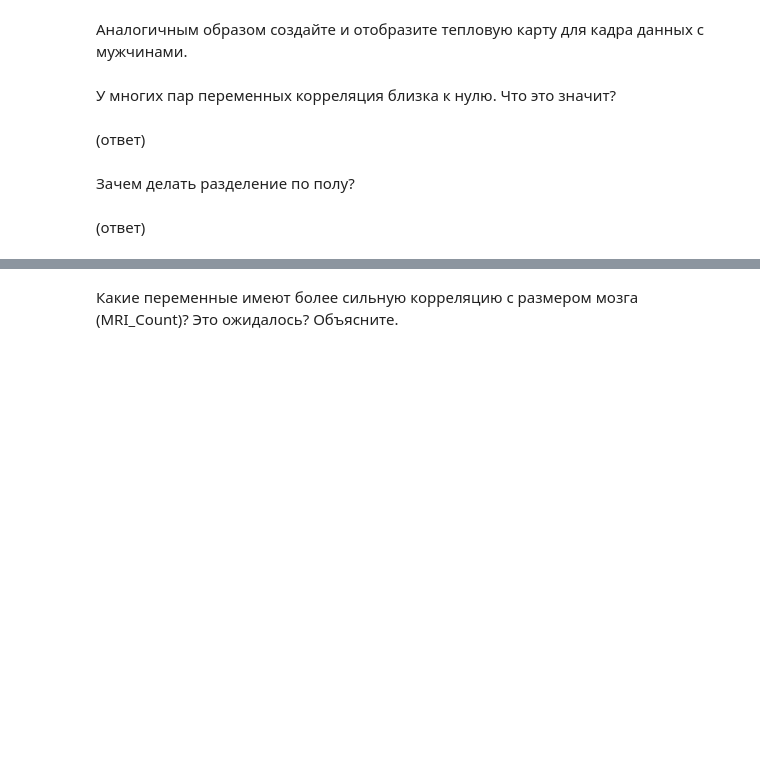
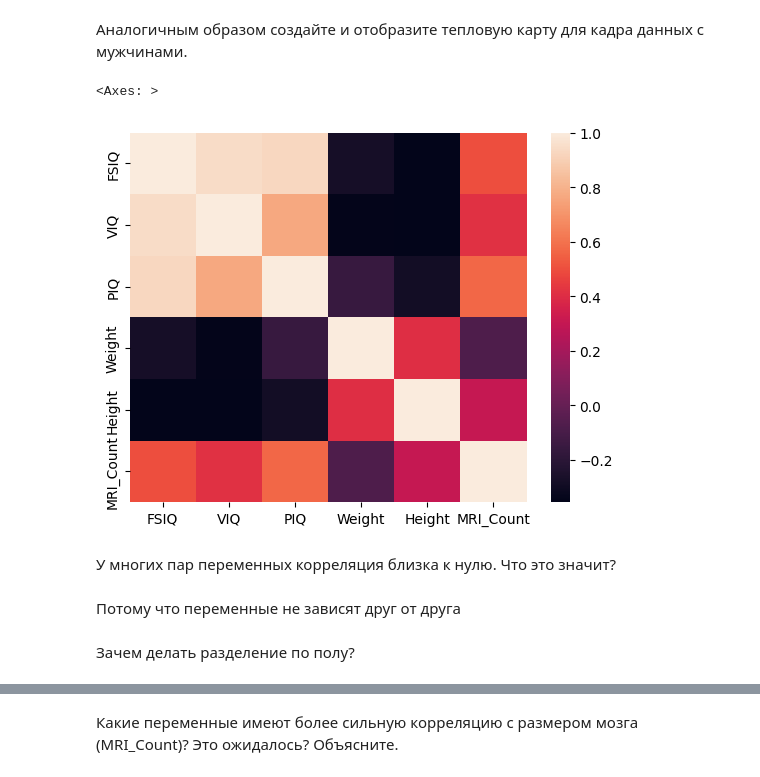
Before and after one commit to AKlimovUrfu/lab2, a Jupyter notebook: correlation.ipynb, the cells around one changed output, grey strips where cells are left out. Drawn from its saved outputs; the diff is of its cells as text; code cells hidden in the pictures; blank space fills up the shorter version.

```diff
--- a/correlation.ipynb
+++ b/correlation.ipynb
@@ -164,8 +243,19 @@ mcorr = ???
+# %%
+# Ячейка для кода № 14
+import seaborn as sns
+
+menMeanSmarts = menDf[["PIQ", "FSIQ", "VIQ"]].mean(axis=1)
+men_correlation = menDf.select_dtypes(include=['number']).corr(method='pearson')
+
+sns.heatmap(men_correlation)
+#
+#
+# %% [output]
+<Axes: >
+[figure, added]
 # %% [markdown]
 У многих пар переменных корреляция близка к нулю. Что это значит?
-# %% [markdown]
-(ответ)
+# %% [markdown]
+Потому что переменные не зависят друг от друга
 # %% [markdown]
 Зачем делать разделение по полу?
-# %% [markdown]
-(ответ)
```
Also changed, not shown: parts of 21 cells of this notebook, 1 other file.
